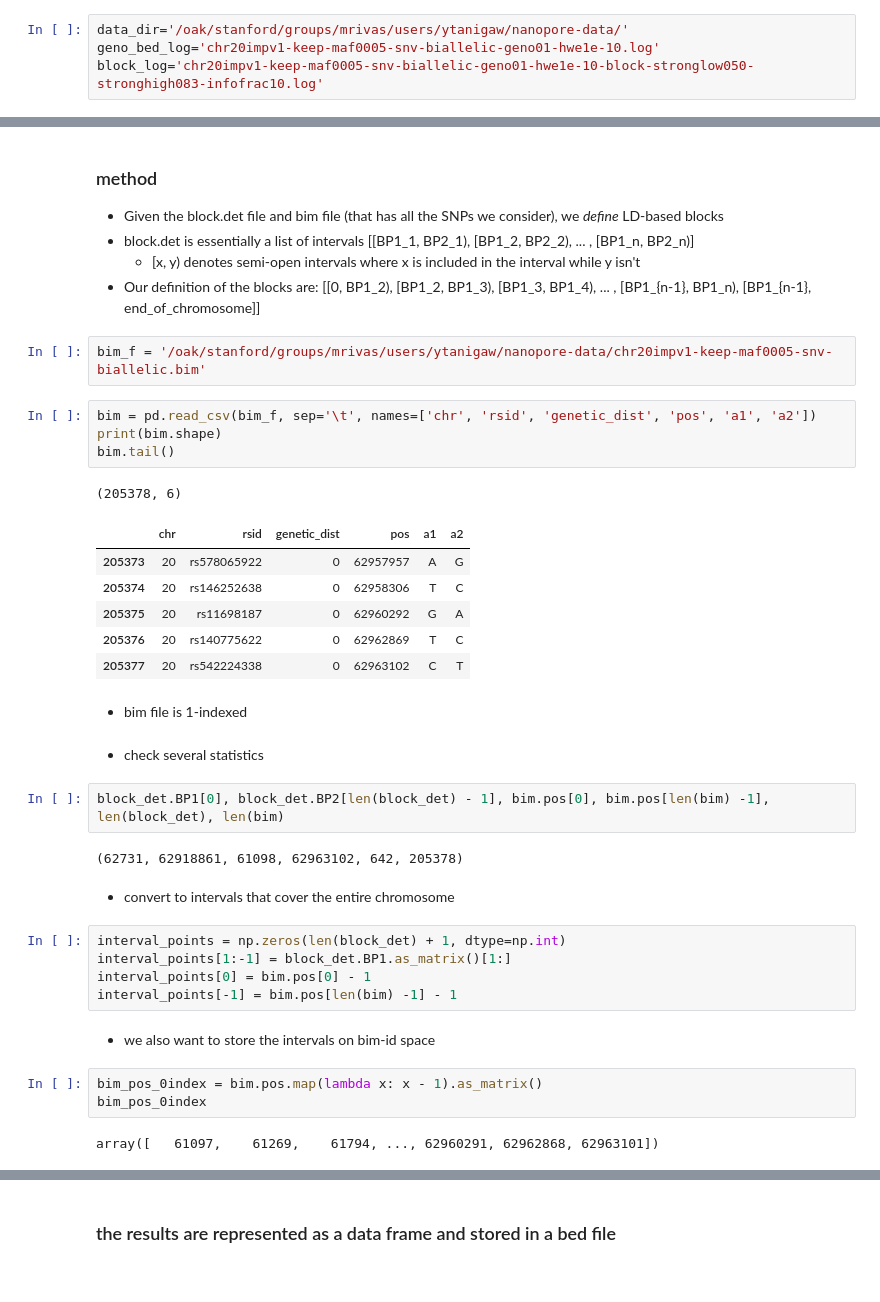
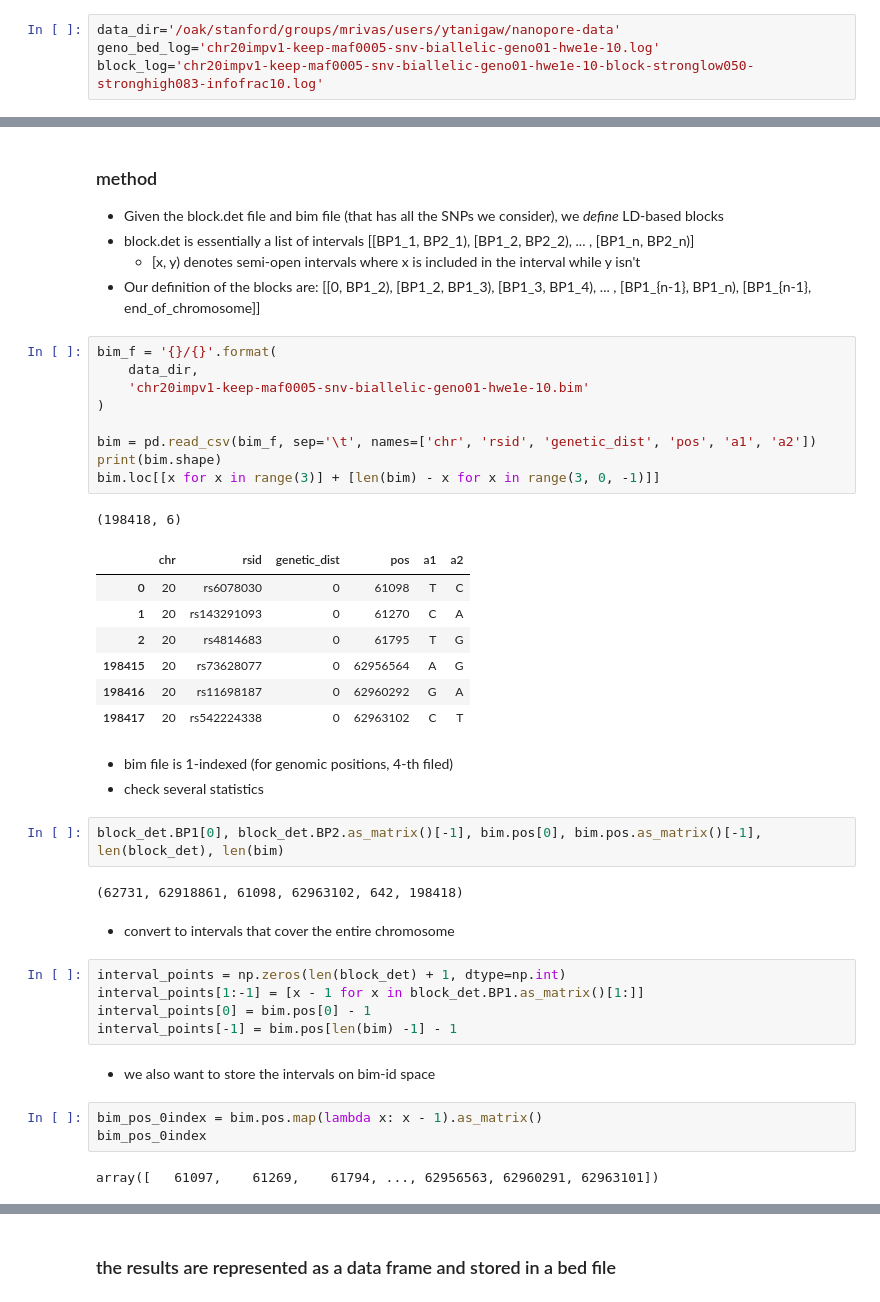
Before and after one commit to rivas-lab/nanopore, a Jupyter notebook: src/LD_block_to_bed-with-geno-hwe-filters.ipynb, the cells around one changed output, grey strips where cells are left out. Cells and saved outputs as stored; diff of their text form.

Commit message:
debug: fixed a bug in block.det file to bed file

```diff
--- a/src/LD_block_to_bed-with-geno-hwe-filters.ipynb
+++ b/src/LD_block_to_bed-with-geno-hwe-filters.ipynb
@@ -30,7 +30,7 @@ matplotlib.rc('font', **font)
 - We used plink 1.9 --blocks option to compute the LD blocks
 - https://www.cog-genomics.org/plink2/ld
 # %%
-data_dir='/oak/stanford/groups/mrivas/users/ytanigaw/nanopore-data/'
+data_dir='/oak/stanford/groups/mrivas/users/ytanigaw/nanopore-data'
 geno_bed_log='chr20impv1-keep-maf0005-snv-biallelic-geno01-hwe1e-10.log'
 block_log='chr20impv1-keep-maf0005-snv-biallelic-geno01-hwe1e-10-block-stronglow050-stronghigh083-infofrac10.log'
 # %%
@@ -130,33 +129,36 @@ gs.tight_layout(fig, rect=[0, 0, 1, 0.88])
 - block.det is essentially a list of intervals [[BP1_1, BP2_1), [BP1_2, BP2_2), ... , [BP1_n, BP2_n)]
   - [x, y) denotes semi-open intervals where x is included in the interval while y isn't
 - Our definition of the blocks are: [[0, BP1_2), [BP1_2, BP1_3), [BP1_3, BP1_4), ... , [BP1_{n-1}, BP1_n), [BP1_{n-1}, end_of_chromosome]]
-# %%
-bim_f = '/oak/stanford/groups/mrivas/users/ytanigaw/nanopore-data/chr20impv1-keep-maf0005-snv-biallelic.bim'
 # %%
+bim_f = '{}/{}'.format(
+    data_dir,
+    'chr20impv1-keep-maf0005-snv-biallelic-geno01-hwe1e-10.bim'
+)
+
 bim = pd.read_csv(bim_f, sep='\t', names=['chr', 'rsid', 'genetic_dist', 'pos', 'a1', 'a2'])
 print(bim.shape)
-bim.tail()
+bim.loc[[x for x in range(3)] + [len(bim) - x for x in range(3, 0, -1)]]
 # %% [output]
-(205378, 6)
+(198418, 6)
 |  | chr | rsid | genetic_dist | pos | a1 | a2 |
-| 205373 | 20 | rs578065922 | 0 | 62957957 | A | G |
-| 205374 | 20 | rs146252638 | 0 | 62958306 | T | C |
-| 205375 | 20 | rs11698187 | 0 | 62960292 | G | A |
-| 205376 | 20 | rs140775622 | 0 | 62962869 | T | C |
-| 205377 | 20 | rs542224338 | 0 | 62963102 | C | T |
+| 0 | 20 | rs6078030 | 0 | 61098 | T | C |
+| 1 | 20 | rs143291093 | 0 | 61270 | C | A |
+| 2 | 20 | rs4814683 | 0 | 61795 | T | G |
+| 198415 | 20 | rs73628077 | 0 | 62956564 | A | G |
+| 198416 | 20 | rs11698187 | 0 | 62960292 | G | A |
+| 198417 | 20 | rs542224338 | 0 | 62963102 | C | T |
 # %% [markdown]
-- bim file is 1-indexed
+- bim file is 1-indexed (for genomic positions, 4-th filed)
+- check several statistics
-# %% [markdown]
-- check several statistics
 # %%
-block_det.BP1[0], block_det.BP2[len(block_det) - 1], bim.pos[0], bim.pos[len(bim) -1], len(block_det), len(bim)
+block_det.BP1[0], block_det.BP2.as_matrix()[-1], bim.pos[0], bim.pos.as_matrix()[-1], len(block_det), len(bim)
 # %% [output]
-(62731, 62918861, 61098, 62963102, 642, 205378)
+(62731, 62918861, 61098, 62963102, 642, 198418)
 # %% [markdown]
 - convert to intervals that cover the entire chromosome
 # %%
 interval_points = np.zeros(len(block_det) + 1, dtype=np.int)
-interval_points[1:-1] = block_det.BP1.as_matrix()[1:]
+interval_points[1:-1] = [x - 1 for x in block_det.BP1.as_matrix()[1:]]
 interval_points[0] = bim.pos[0] - 1
 interval_points[-1] = bim.pos[len(bim) -1] - 1
 # %% [markdown]
@@ -165,5 +167,5 @@ interval_points[-1] = bim.pos[len(bim) -1] - 1
 bim_pos_0index = bim.pos.map(lambda x: x - 1).as_matrix()
 bim_pos_0index
 # %% [output]
-array([   61097,    61269,    61794, ..., 62960291, 62962868, 62963101])
+array([   61097,    61269,    61794, ..., 62956563, 62960291, 62963101])
 # %%
```
Also changed, not shown: parts of 17 cells of this notebook.
